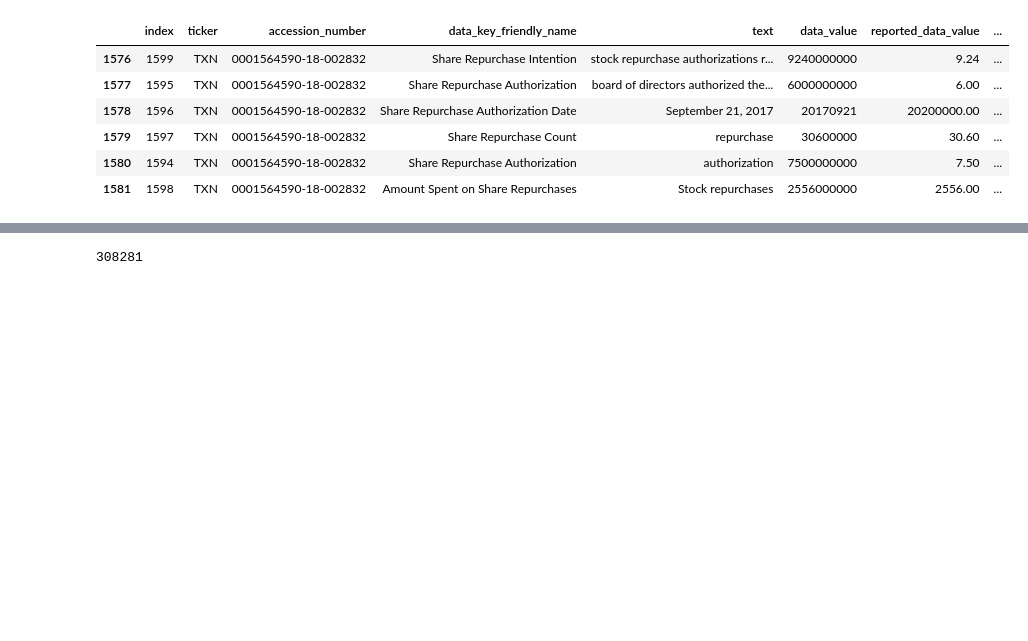
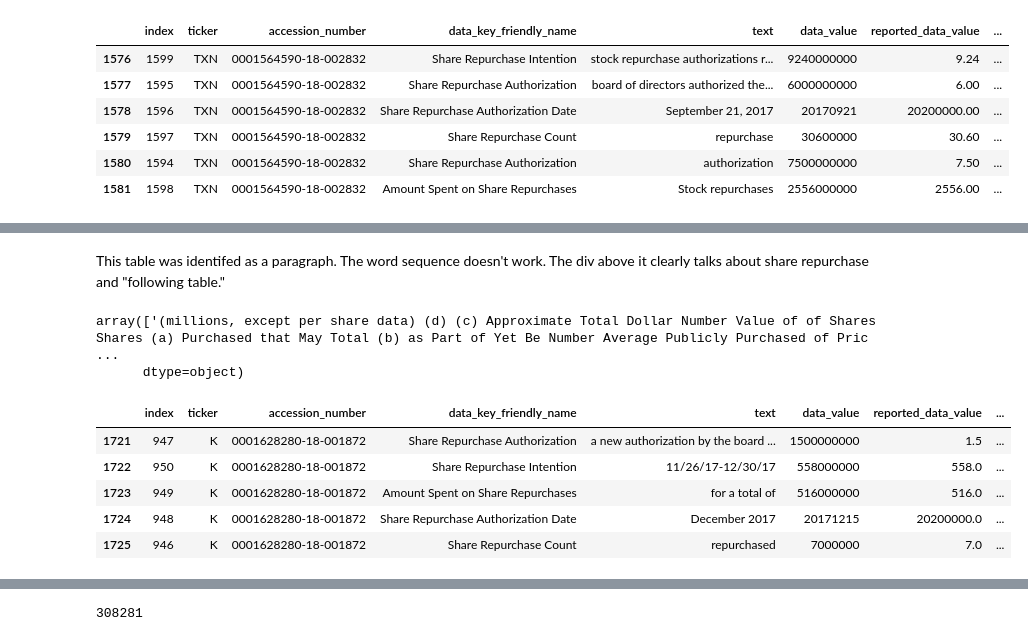
Before and after one commit to suhasinipallai/New_constructs, a Jupyter notebook: jj-eda.ipynb, the cells around one changed output, grey strips where cells are left out. Saved outputs shown, nothing was run; the diff lists cells and outputs as text; code cells hidden in the pictures; blank space fills up the shorter version.

```diff
--- a/jj-eda.ipynb
+++ b/jj-eda.ipynb
@@ -84,0 +190,19 @@ srp_df[srp_df.accession_number == '0001564590-18-002832']
+# %% [markdown]
+This table was identifed as a paragraph. The word sequence doesn't work. The div above it clearly talks about share repurchase and "following table."
+# %%
+missed_df[(missed_df.accession_number == '0001628280-18-001872') & (
+    missed_df.data_key_friendly_name == 'Share Repurchase Intention') ].paragraph_text.apply(
+lambda x: re.sub(r' +', ' ', x)).values
+#values.astype('str')[0].re.su
+# %% [output]
+array(['(millions, except per share data) (d) (c) Approximate Total Dollar Number Value of of Shares Shares (a) Purchased that May Total (b) as Part of Yet Be Number Average Publicly Purchased of Pric ...
+      dtype=object)
+# %%
+srp_df[(srp_df.accession_number == '0001628280-18-001872')]
+# %% [output]
+|  | index | ticker | accession_number | data_key_friendly_name | text | data_value | reported_data_value | ... |
+| 1721 | 947 | K | 0001628280-18-001872 | Share Repurchase Authorization | a new authorization by the board ... | 1500000000 | 1.5 | ... |
+| 1722 | 950 | K | 0001628280-18-001872 | Share Repurchase Intention | 11/26/17-12/30/17 | 558000000 | 558.0 | ... |
+| 1723 | 949 | K | 0001628280-18-001872 | Amount Spent on Share Repurchases | for a total of | 516000000 | 516.0 | ... |
+| 1724 | 948 | K | 0001628280-18-001872 | Share Repurchase Authorization Date | December 2017 | 20171215 | 20200000.0 | ... |
+| 1725 | 946 | K | 0001628280-18-001872 | Share Repurchase Count | repurchased | 7000000 | 7.0 | ... |
```
Also changed, not shown: parts of 64 cells of this notebook, 1 other file.
